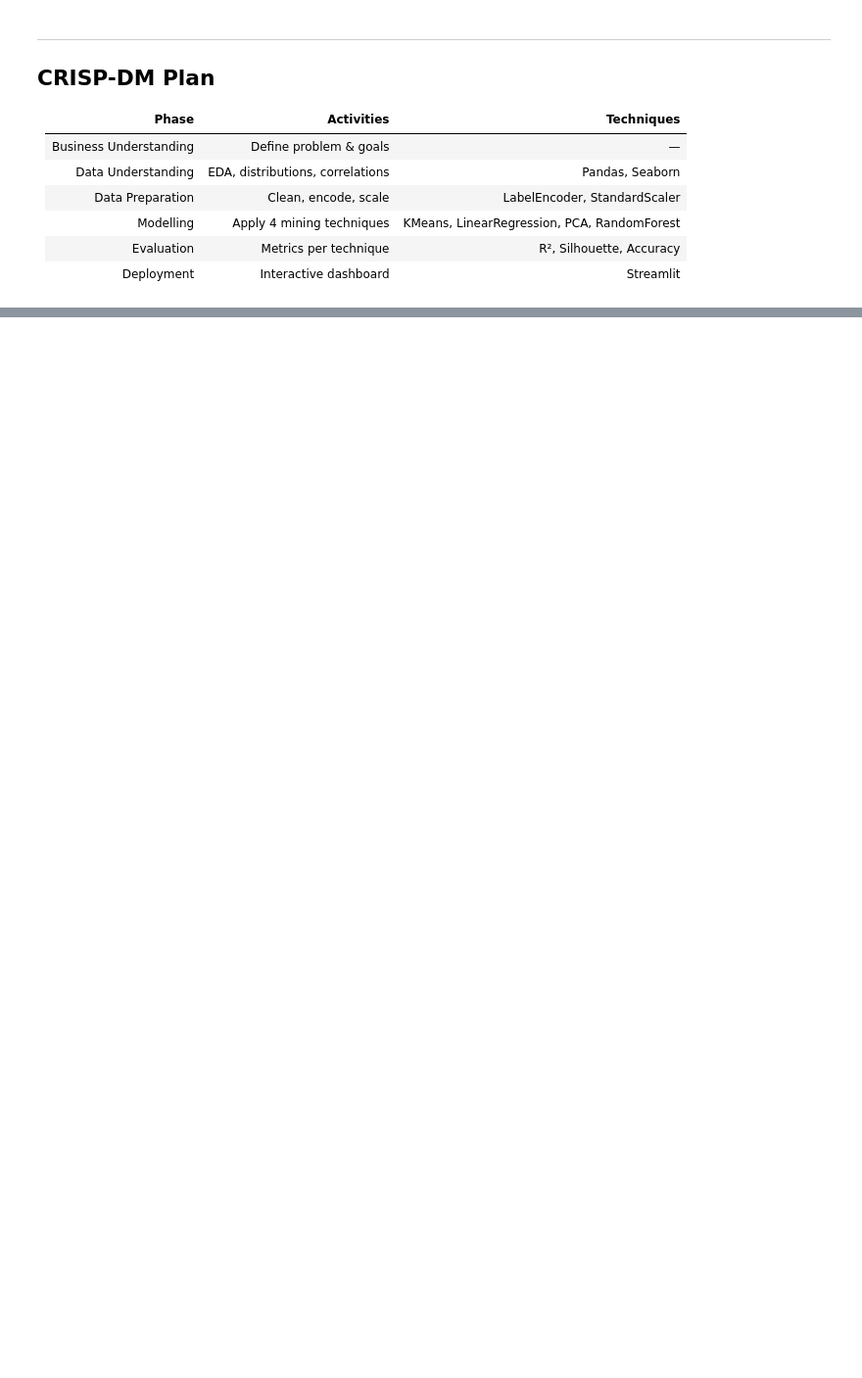
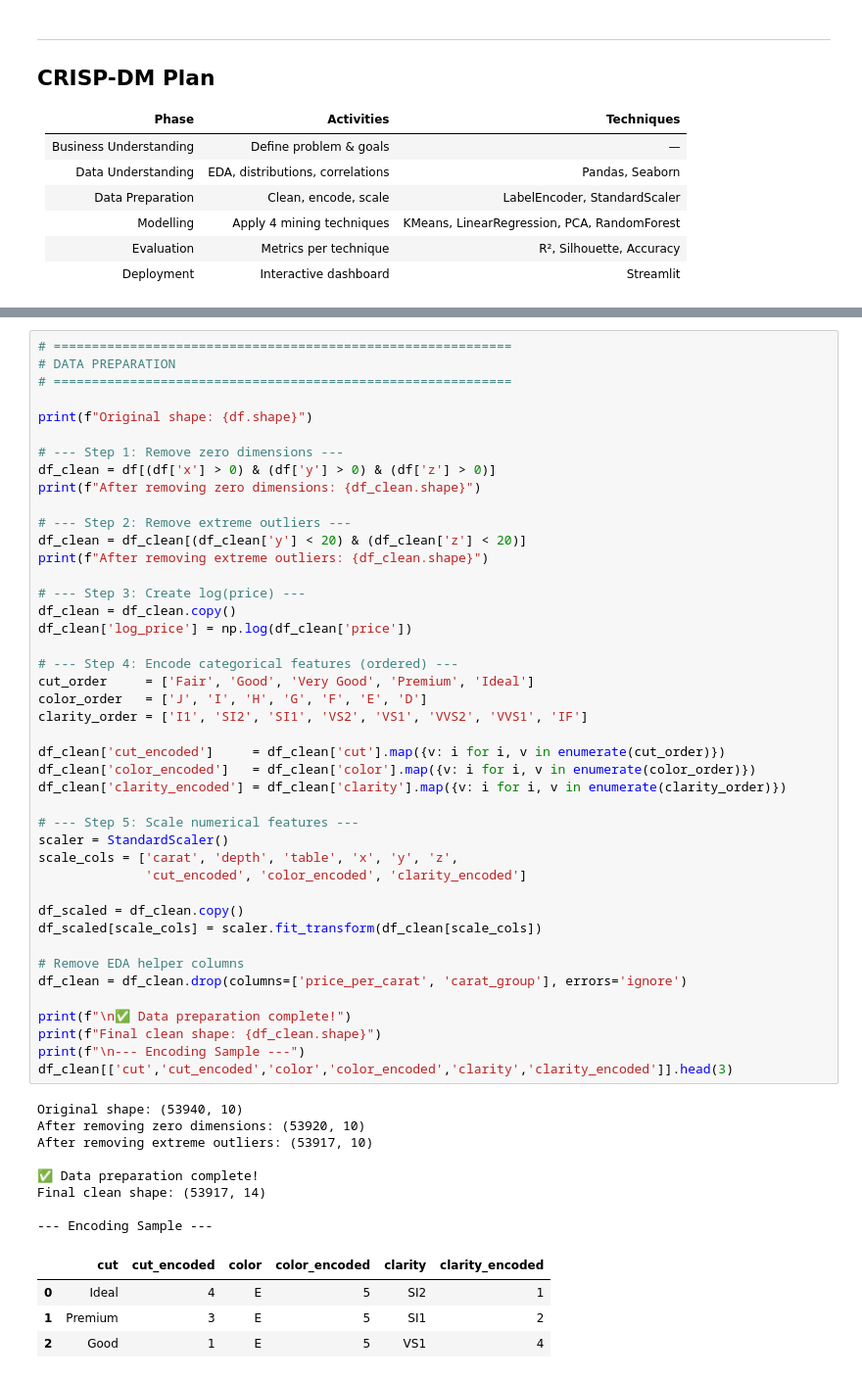
Before and after one commit to Mustafa-elsherif/dm-diamonds-analysis, a Jupyter notebook: notebooks/diamonds_analysis.ipynb, the cells around one changed output, grey strips where cells are left out. Shown at 98% size. Cells and saved outputs as stored; diff of their text form; blank space fills up the shorter version.

Commit message:
Phase 2: Add Data Preparation step

```diff
--- a/notebooks/diamonds_analysis.ipynb
+++ b/notebooks/diamonds_analysis.ipynb
@@ -483,0 +561,56 @@ DATA QUALITY ISSUES SUMMARY
+# %%
+# ============================================================
+# DATA PREPARATION
+# ============================================================
+
+print(f"Original shape: {df.shape}")
+
+# --- Step 1: Remove zero dimensions ---
+df_clean = df[(df['x'] > 0) & (df['y'] > 0) & (df['z'] > 0)]
+print(f"After removing zero dimensions: {df_clean.shape}")
+
+# --- Step 2: Remove extreme outliers ---
+df_clean = df_clean[(df_clean['y'] < 20) & (df_clean['z'] < 20)]
+print(f"After removing extreme outliers: {df_clean.shape}")
+
+# --- Step 3: Create log(price) ---
+df_clean = df_clean.copy()
+df_clean['log_price'] = np.log(df_clean['price'])
+
+# --- Step 4: Encode categorical features (ordered) ---
+cut_order     = ['Fair', 'Good', 'Very Good', 'Premium', 'Ideal']
+color_order   = ['J', 'I', 'H', 'G', 'F', 'E', 'D']
+clarity_order = ['I1', 'SI2', 'SI1', 'VS2', 'VS1', 'VVS2', 'VVS1', 'IF']
+
+df_clean['cut_encoded']     = df_clean['cut'].map({v: i for i, v in enumerate(cut_order)})
+df_clean['color_encoded']   = df_clean['color'].map({v: i for i, v in enumerate(color_order)})
+df_clean['clarity_encoded'] = df_clean['clarity'].map({v: i for i, v in enumerate(clarity_order)})
+
+# --- Step 5: Scale numerical features ---
+scaler = StandardScaler()
+scale_cols = ['carat', 'depth', 'table', 'x', 'y', 'z',
+              'cut_encoded', 'color_encoded', 'clarity_encoded']
+
+df_scaled = df_clean.copy()
+df_scaled[scale_cols] = scaler.fit_transform(df_clean[scale_cols])
+
+# Remove EDA helper columns
+df_clean = df_clean.drop(columns=['price_per_carat', 'carat_group'], errors='ignore')
+
+print(f"\n✅ Data preparation complete!")
+print(f"Final clean shape: {df_clean.shape}")
+print(f"\n--- Encoding Sample ---")
+df_clean[['cut','cut_encoded','color','color_encoded','clarity','clarity_encoded']].head(3)
+# %% [output]
+Original shape: (53940, 10)
+After removing zero dimensions: (53920, 10)
+After removing extreme outliers: (53917, 10)
+
+✅ Data preparation complete!
+Final clean shape: (53917, 14)
+
+--- Encoding Sample ---
+|  | cut | cut_encoded | color | color_encoded | clarity | clarity_encoded |
+| 0 | Ideal | 4 | E | 5 | SI2 | 1 |
+| 1 | Premium | 3 | E | 5 | SI1 | 2 |
+| 2 | Good | 1 | E | 5 | VS1 | 4 |
```
Also changed, not shown: parts of 3 cells of this notebook.
